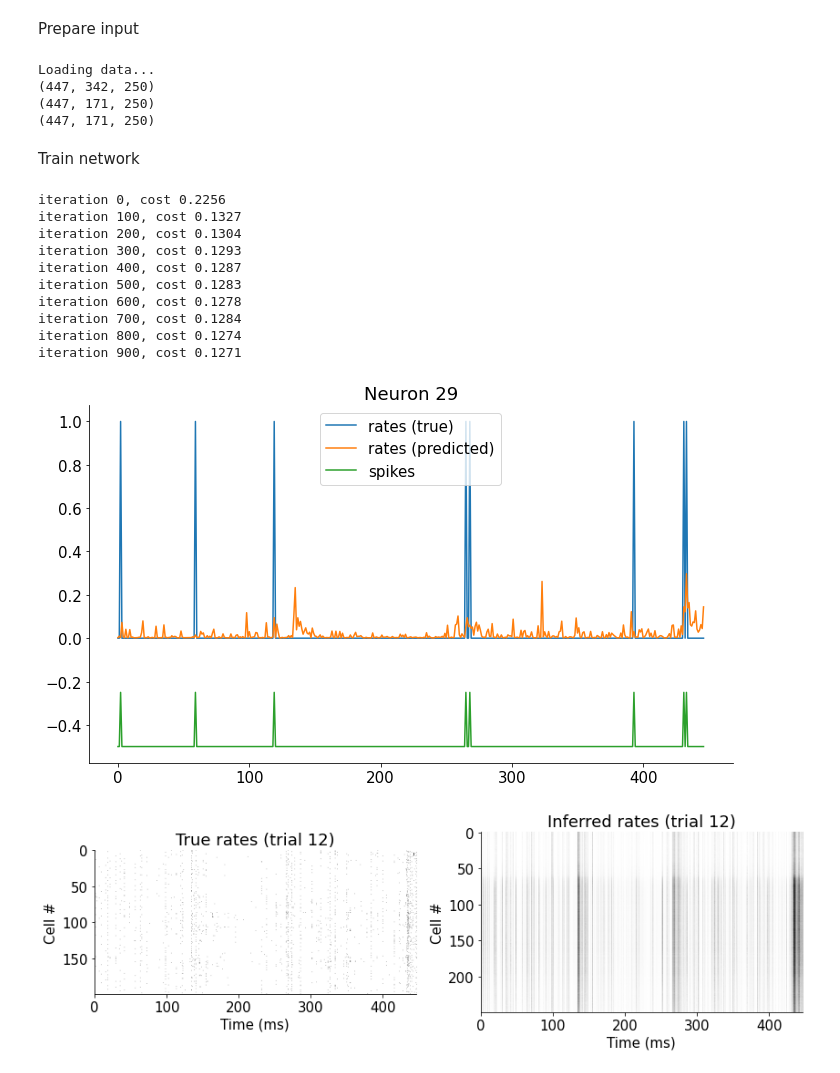
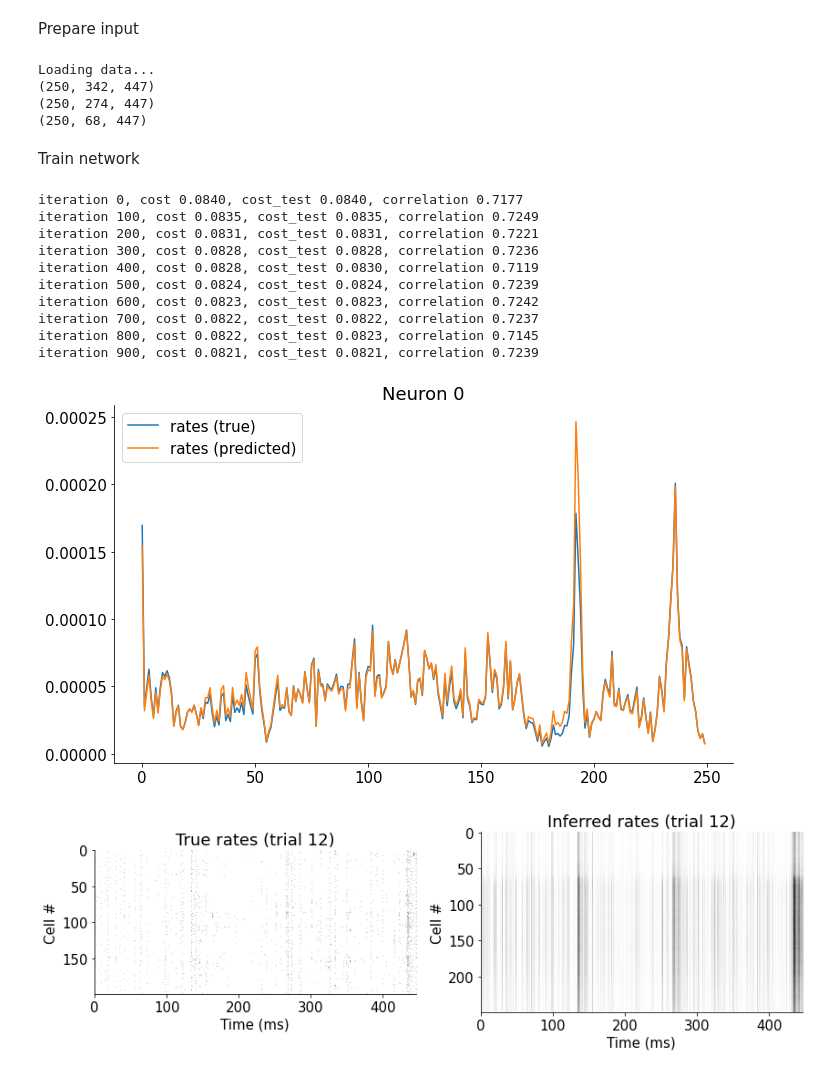
Before and after one commit to klaragerlei/GoatsOfAllTime, a Jupyter notebook: Leo_RNN.ipynb, the cells around one changed output. Cells and saved outputs as stored; diff of their text form; code cells hidden in the pictures.

```diff
--- a/Leo_RNN.ipynb
+++ b/Leo_RNN.ipynb
@@ -131,14 +140,18 @@ Prepare input
 # %%
 data_to_analyze = dl.load_data(alldat, brain_area='MOp', feature='face')
 # dat['spks']: neurons by trials by time bins.
-X = data_to_analyze.spikes.iloc[0]
+X = data_to_analyze.spikes.iloc[0].transpose(2,1,0)
+# X: time bins by trials by neurons
 print(X.shape)
-X_train = X[:,:171,:]
-X_test = X[:,171:,:]
+np.random.seed(42)
+perm_idcs = np.random.permutation(X.shape[1])
+train_idx = round(0.8 * X.shape[1])
+X_train = X[:,perm_idcs[:train_idx]]
+X_test = X[:,perm_idcs[train_idx:]]
 print(X_train.shape)
 print(X_test.shape)
 # %% [output]
 Loading data...
-(447, 342, 250)
-(447, 171, 250)
-(447, 171, 250)
+(250, 342, 447)
+(250, 274, 447)
+(250, 68, 447)
@@ -146,9 +165,9 @@ Loading data...
 # todo x0 should be the spikes and x1 the behaviour
 # x0 = torch.from_numpy(x[:, :, :200]).to(device).float()
 # x1 = torch.from_numpy(x[:, :, 200:]).to(device).float()
-
-x0 = torch.from_numpy(X_train).to(device).float()
-x1 = torch.from_numpy(X_test).to(device).float()
+neuron_split_idx = X.shape[2] // 2
+x0 = torch.from_numpy(X_train[:,:,:neuron_split_idx]).to(device).float()
+x1 = torch.from_numpy(X_train[:,:,neuron_split_idx:neuron_split_idx*2]).to(device).float()
 
 
 NN1 = x1.shape[-1]
@@ -169,6 +188,14 @@ net.fc.bias.data[:] = x1.mean((0,1))  # !!!!!!!!!!!
 optimizer = torch.optim.Adam(net.parameters(), lr=.005)
 # %% [markdown]
 Train network
+# %%
+from scipy.stats import pearsonr
+def corr3d(a, b):
+  correlations = np.zeros(a.shape[:2])
+  for i in np.arange(a.shape[-1]):
+    for j in np.arange(b.shape[-1]):
+      correlations[i,j], _ = pearsonr(a[i,j],b[i,j])
+  return np.mean(correlations)
 # %%
 # you can keep re-running this cell if you think the cost might decrease further
 
@@ -190,35 +217,39 @@ for k in range(niter):
   optimizer.zero_grad()
 
   if k % 100 == 0:
-    print(f'iteration {k}, cost {cost.item():.4f}')
+    rpred_train = z.detach().cpu().numpy()  # predicted output
+    rpred_test, cost_test = net.predict(X_test)
+    correlation = corr3d(rpred_train, rpred_test)
+    print(f'iteration {k}, cost {cost.item():.4f}, cost_test {cost_test.item():.4f}, correlation {correlation:.4f}')
 
 
   rpred = z.detach().cpu().numpy()  # predicted output
 # %% [output]
-iteration 0, cost 0.2256
-iteration 100, cost 0.1327
-iteration 200, cost 0.1304
-iteration 300, cost 0.1293
-iteration 400, cost 0.1287
-iteration 500, cost 0.1283
-iteration 600, cost 0.1278
-iteration 700, cost 0.1284
-iteration 800, cost 0.1274
-iteration 900, cost 0.1271
+iteration 0, cost 0.0840, cost_test 0.0840, correlation 0.7177
+iteration 100, cost 0.0835, cost_test 0.0835, correlation 0.7249
+iteration 200, cost 0.0831, cost_test 0.0831, correlation 0.7221
+iteration 300, cost 0.0828, cost_test 0.0828, correlation 0.7236
+iteration 400, cost 0.0828, cost_test 0.0830, correlation 0.7119
+iteration 500, cost 0.0824, cost_test 0.0824, correlation 0.7239
+iteration 600, cost 0.0823, cost_test 0.0823, correlation 0.7242
+iteration 700, cost 0.0822, cost_test 0.0822, correlation 0.7237
+iteration 800, cost 0.0822, cost_test 0.0823, correlation 0.7145
+iteration 900, cost 0.0821, cost_test 0.0821, correlation 0.7239
 # %%
 rpred = z.detach().cpu().numpy()
-rates = x0
-nn = 29
+#rates = x0
+trial_id = 29
+neuron_id = 0
 plt.figure(figsize=(10, 6))
-plt.plot(rates[:,nn, 0])
-plt.plot(rpred[:,nn, 0])
-plt.plot(-.5 + X[:, nn, 0]/4)
+plt.plot(rpred_train[:,trial_id, neuron_id])
+plt.plot(rpred_test[:,trial_id, neuron_id])
+#plt.plot(-.5 + X_train[:, trial_id, neuron_id]/4)
 
-plt.legend(['rates (true)', 'rates (predicted)', 'spikes'])
-plt.title(f'Neuron {nn}')
+plt.legend(['rates (true)', 'rates (predicted)'])
+plt.title(f'Neuron {neuron_id}')
 plt.show()
 # %% [output]
-[figure, old version]
+[figure, new version]
 # %%
 plt.figure(figsize = (12, 8))
 plt.subplot(121)
```
Also changed, not shown: parts of 5 cells of this notebook.
